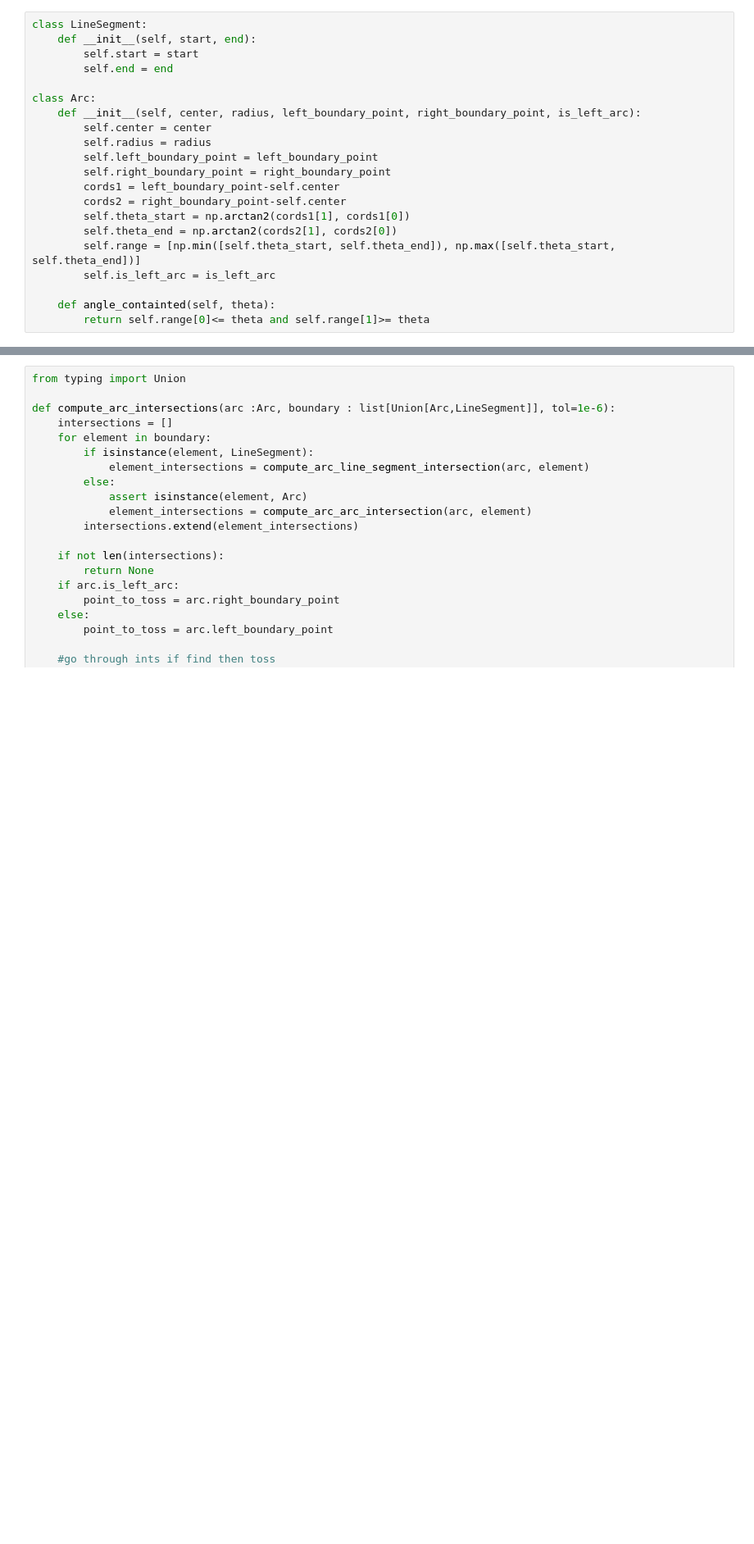
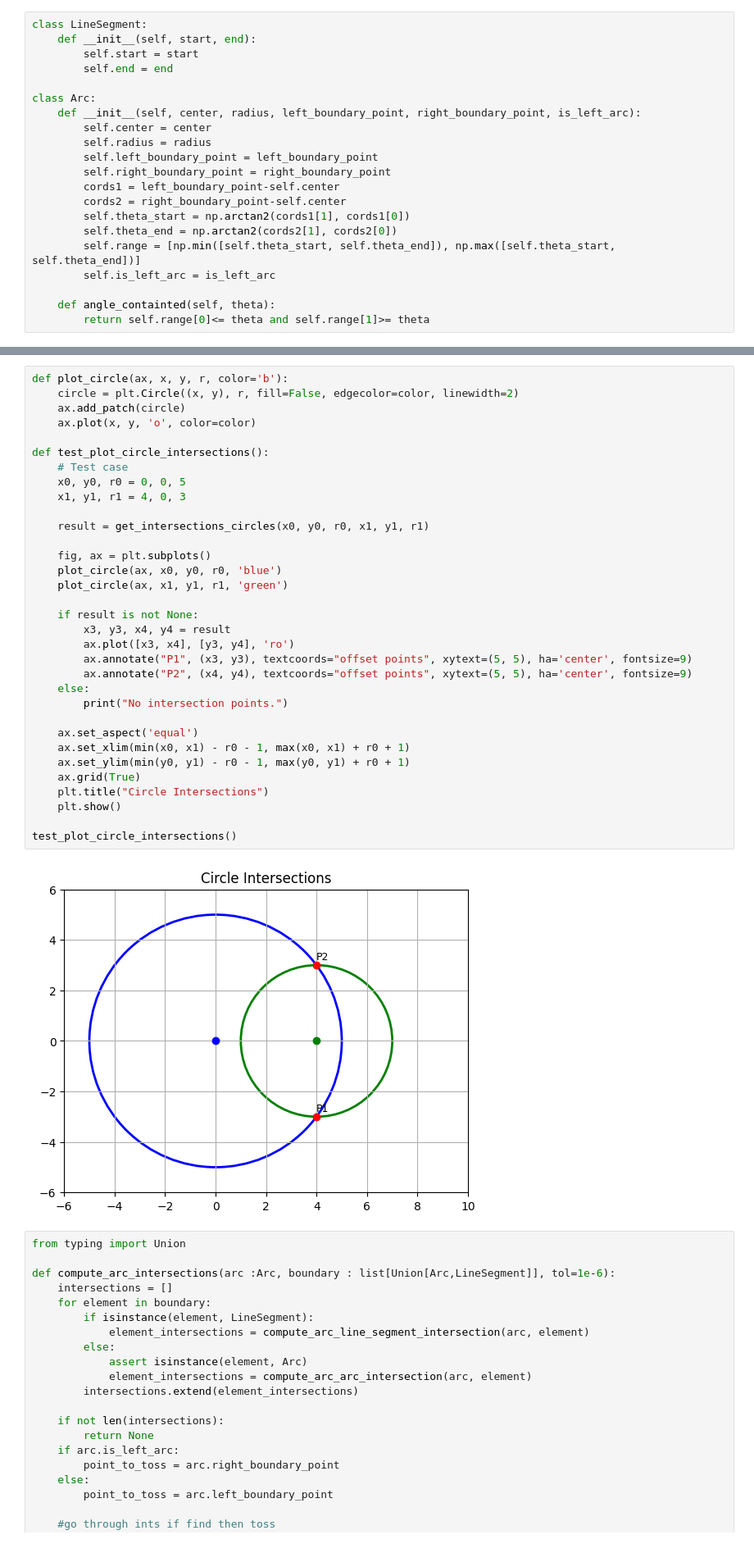
Before and after one commit to rhjiang/vectorized_slender_hull, a Jupyter notebook: slender_adornment.ipynb, the cells around one changed output, grey strips where cells are left out. Shown at 82% size. Cells and saved outputs as stored; diff of their text form; blank space fills up the shorter version.

```diff
--- a/slender_adornment.ipynb
+++ b/slender_adornment.ipynb
@@ -259,5 +259,40 @@ def compute_arc_line_segment_intersection(arc, line_segment):
 
     return intersections
+# %%
+def plot_circle(ax, x, y, r, color='b'):
+    circle = plt.Circle((x, y), r, fill=False, edgecolor=color, linewidth=2)
+    ax.add_patch(circle)
+    ax.plot(x, y, 'o', color=color)
+
+def test_plot_circle_intersections():
+    # Test case
+    x0, y0, r0 = 0, 0, 5
+    x1, y1, r1 = 4, 0, 3
+
+    result = get_intersections_circles(x0, y0, r0, x1, y1, r1)
+
+    fig, ax = plt.subplots()
+    plot_circle(ax, x0, y0, r0, 'blue')
+    plot_circle(ax, x1, y1, r1, 'green')
+
+    if result is not None:
+        x3, y3, x4, y4 = result
+        ax.plot([x3, x4], [y3, y4], 'ro')
+        ax.annotate("P1", (x3, y3), textcoords="offset points", xytext=(5, 5), ha='center', fontsize=9)
+        ax.annotate("P2", (x4, y4), textcoords="offset points", xytext=(5, 5), ha='center', fontsize=9)
+    else:
+        print("No intersection points.")
+
+    ax.set_aspect('equal')
+    ax.set_xlim(min(x0, x1) - r0 - 1, max(x0, x1) + r0 + 1)
+    ax.set_ylim(min(y0, y1) - r0 - 1, max(y0, y1) + r0 + 1)
+    ax.grid(True)
+    plt.title("Circle Intersections")
+    plt.show()
+
+test_plot_circle_intersections()
+# %% [output]
+[figure, added]
 # %%
 from typing import Union
 
```
Also changed, not shown: parts of 11 cells of this notebook.
